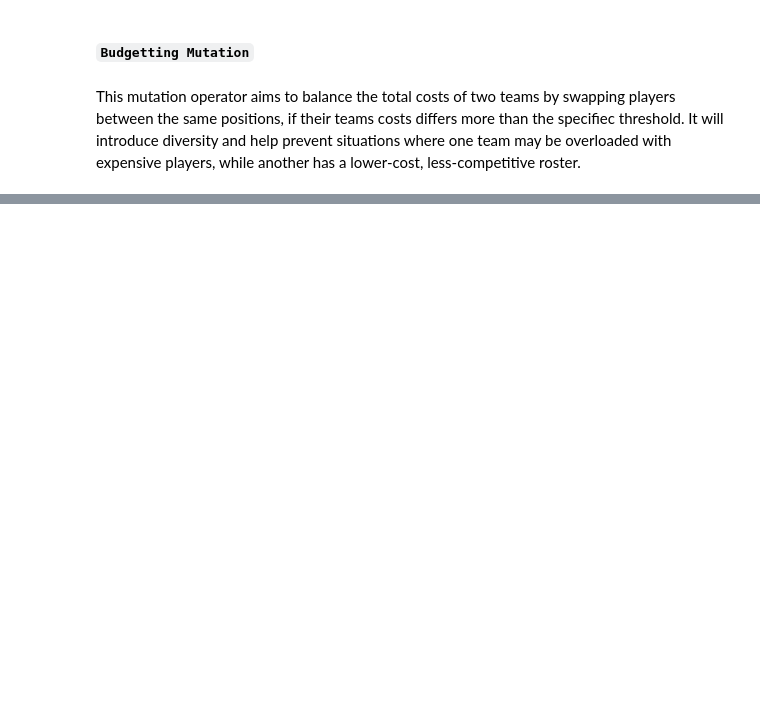
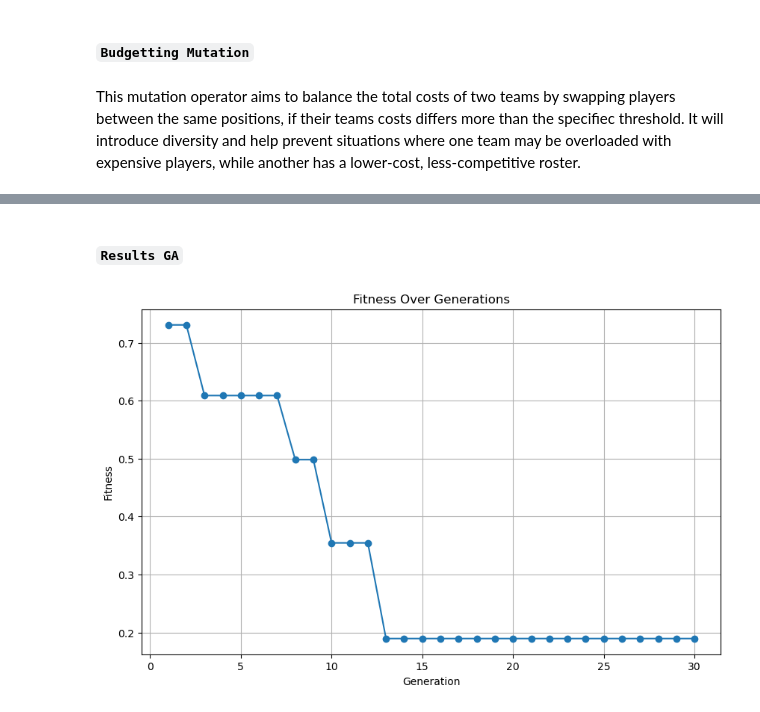
Before and after one commit to diogorodrigues2002/CIFO_Project, a Jupyter notebook: CIFO.ipynb, the cells around one changed output, grey strips where cells are left out. Cells and saved outputs as stored; diff of their text form; code cells hidden in the pictures; blank space fills up the shorter version.

```diff
--- a/CIFO.ipynb
+++ b/CIFO.ipynb
@@ -214,6 +221,13 @@ class TeamAssignmentSolution:
                 for player in team[position]:
                     name, pos, skill, cost = player
                     print(f"  {name} - {pos} | Skill: {skill}, Cost: {cost}M")
+
+
+    def clone(self):
+        """Deep clone the instance and its population"""
+        clone = TeamAssignmentSolution(self.players)
+        clone.population = copy.deepcopy(self.population)  # Assuming population is a dictionary or list
+        return clone
 # %%
 solution = TeamAssignmentSolution(players)
 solution.random_initial_representation()
@@ -621,9 +675,9 @@ def mutate_swap_same_position(solution: TeamAssignmentSolution):
     p1 = solution.population[t1][pos][p1_idx]
     p2 = solution.population[t2][pos][p2_idx]
 
-    # Current team costs before swap
-    current_cost_t1 = solution.population[t1]["total_cost"]
-    current_cost_t2 = solution.population[t2]["total_cost"]
+    # Current team costs before swap (compute sum of costs)
+    current_cost_t1 = sum(p[3] for pos_ in POSITION_REQUIREMENTS for p in solution.population[t1][pos_])
+    current_cost_t2 = sum(p[3] for pos_ in POSITION_REQUIREMENTS for p in solution.population[t2][pos_])
 
     # Calculate average skill ratings before swap
     avg_skill_t1_before = calculate_average_skill_rating(solution.population[t1])
@@ -665,6 +719,5 @@ def mutate_swap_same_position(solution: TeamAssignmentSolution):
     # Success message (if no errors in swap)
     print(f"Swap successful between Team {t1} and Team {t2} at position {pos.upper()}.")
 
-# Run the test:
 mutate_swap_same_position(solution)
 # %% [output]
@@ -1036,0 +1056,9 @@ New cost for Team 2: 697
+# %%
+def plot_fitness_history(fitness_history):
+    plt.figure(figsize=(10,6))
+    plt.plot(range(1, len(fitness_history)+1), fitness_history, marker='o')
+    plt.title("Fitness Over Generations")
+    plt.xlabel("Generation")
+    plt.ylabel("Fitness")
+    plt.grid(True)
+    plt.show()
@@ -1036,0 +1128,2 @@ New cost for Team 2: 697
+# %%
+best_solution, fitness_history = genetic_algorithm(players)
@@ -1036,0 +1148,6 @@ New cost for Team 2: 697
+# %% [markdown]
+##### `Results GA`
+# %%
+plot_fitness_history(fitness_history)
+# %% [output]
+[figure, added]
```
Also changed, not shown: parts of 44 cells of this notebook.
